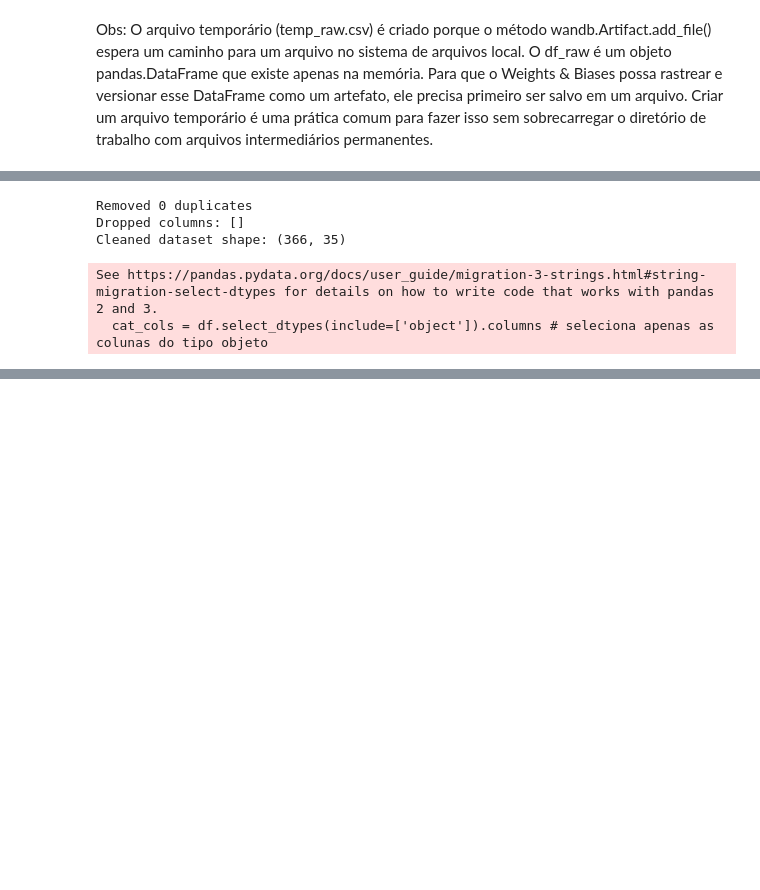
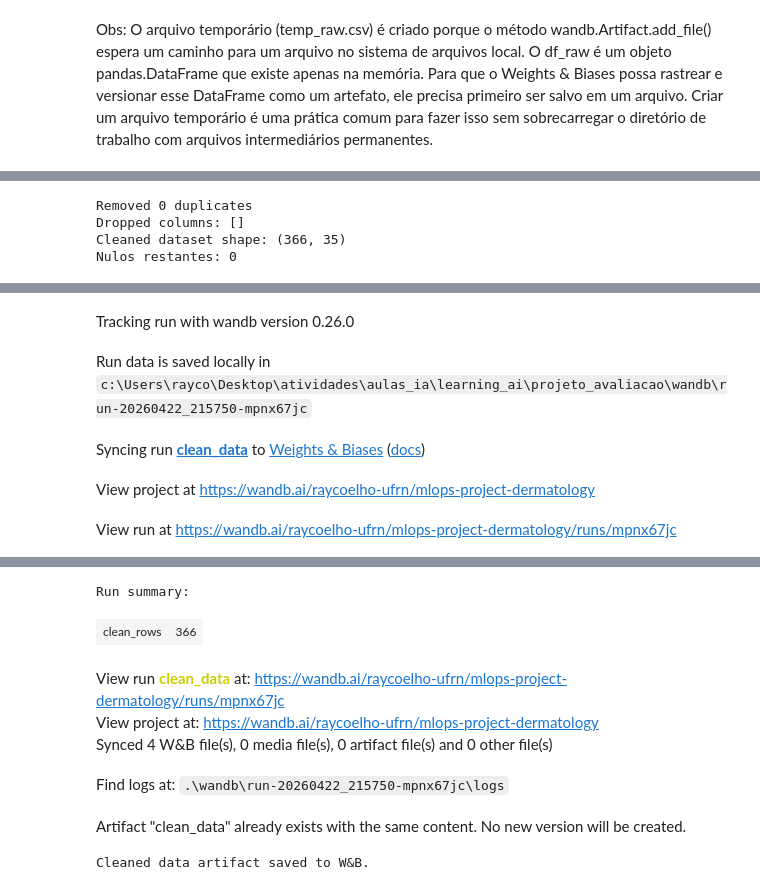
Before and after one commit to rayssacoelho/learning_ai, a Jupyter notebook: projeto_avaliacao/projeto.ipynb, the cells around one changed output, grey strips where cells are left out. Saved outputs shown, nothing was run; the diff lists cells and outputs as text; code cells hidden in the pictures; blank space fills up the shorter version.

```diff
--- a/projeto_avaliacao/projeto.ipynb
+++ b/projeto_avaliacao/projeto.ipynb
@@ -150,5 +187,9 @@ Obs: O arquivo temporário (temp_raw.csv) é criado porque o método wandb.Artif
 # %%
 # Remoção de duplicatas e tratamento de valores faltantes
+
+# CORREÇÃO ESSENCIAL: troca '?' por NaN antes de tudo
+df_raw['age'] = df_raw['age'].replace('?', np.nan)
+df_raw['age'] = pd.to_numeric(df_raw['age'])  # converte para número
 
 def remove_duplicates(df): # remove linhas duplicadas do dataframe
     before = len(df)        # salva número original de linhas
@@ -156,24 +197,38 @@ def remove_duplicates(df): # remove linhas duplicadas do dataframe
     print(f"Removed {before - len(df)} duplicates") # imprime quantas linhas foram removidas
     return df # retorna o dataframe sem duplicatas
 
-def handle_missing_values(df, strategy='mean', threshold=0.5): # trata valores faltantes
-    missing_frac = df.isnull().mean() # calcula a fração de valores faltantes por coluna
+def handle_missing_values(df, strategy='median', threshold=0.5): # trata valores faltantes
+    missing_frac = df.isnull().median() # calcula a fração de valores faltantes por coluna
     cols_to_drop = missing_frac[missing_frac > threshold].index.tolist() # identifica colunas com mais de 50% de valores faltantes
     df = df.drop(columns=cols_to_drop) # remove essas colunas do dataframe
     print(f"Dropped columns: {cols_to_drop}") # imprime quais colunas foram removidas
     numeric_cols = df.select_dtypes(include=[np.number]).columns # seleciona apenas as colunas numéricas
-    imputer = SimpleImputer(strategy=strategy) # cria um imputer para preencher os valores faltantes usando a estratégia escolhida (média, mediana, etc.)
+    imputer = SimpleImputer(strategy=strategy) # cria um imputer para preencher os valores faltantes usando a estratégia escolhida (mediana)
     df[numeric_cols] = imputer.fit_transform(df[numeric_cols]) # preenche os valores faltantes nas colunas numéricas usando a estratégia escolhida (média, mediana, etc.)
     cat_cols = df.select_dtypes(include=['object']).columns # seleciona apenas as colunas do tipo objeto
     df[cat_cols] = df[cat_cols].fillna('missing') # preenche os valores faltantes com 'missing'
     return df
+
 #executando
 df_clean = remove_duplicates(df_raw) # remove linhas duplicadas
-df_clean = handle_missing_values(df_clean, threshold=0.5) # trata valores faltantes
+df_clean = handle_missing_values(df_clean, strategy='median', threshold=0.5) # trata valores faltantes
 print(f"Cleaned dataset shape: {df_clean.shape}") # mostra o número de linhas e colunas do dataset limpo
+
+# confirma que não sobrou nulo
+print(f"Nulos restantes: {df_clean.isnull().sum().sum()}")
 # %% [output]
 Removed 0 duplicates
 Dropped columns: []
 Cleaned dataset shape: (366, 35)
+Nulos restantes: 0
-See https://pandas.pydata.org/docs/user_guide/migration-3-strings.html#string-migration-select-dtypes for details on how to write code that works with pandas 2 and 3.
-  cat_cols = df.select_dtypes(include=['object']).columns # seleciona apenas as colunas do tipo objeto
+# %%
+wandb.init(project="mlops-project-dermatology", job_type="clean_data", name="clean_data") #inicia um novo run no w&b
+artifact = wandb.Artifact("clean_data", type="dataset") # novo artifact para o dataset limpo
+temp_clean = "temp_clean.csv" # caminho temporário para salvar o CSV do dataframe limpo
+df_clean.to_csv(temp_clean, index=False) #salva o dataframe em um csv e impede que o indice seja salvo como coluna
+artifact.add_file(temp_clean) # adiciona o arquivo CSV do dataframe limpo ao artifact
+wandb.log_artifact(artifact) # faz o upload do artifact para o W&B
+wandb.summary["clean_rows"] = len(df_clean) # adiciona ao resumo do W&B o número de linhas do dataset limpo
+wandb.finish() # finaliza o run atual no W&B
+print("Cleaned data artifact saved to W&B.")
+# %% [output]
@@ -179,0 +236,5 @@ See https://pandas.pydata.org/docs/user_guide/migration-3-strings.html#string-mi
+Tracking run with wandb version 0.26.0
+Run data is saved locally in c:\Users\rayco\Desktop\atividades\aulas_ia\learning_ai\projeto_avaliacao\wandb\run-20260422_215750-mpnx67jc
+Syncing run clean_data to Weights & Biases (docs)
+View project at https://wandb.ai/raycoelho-ufrn/mlops-project-dermatology
+View run at https://wandb.ai/raycoelho-ufrn/mlops-project-dermatology/runs/mpnx67jc
@@ -179,0 +242,8 @@ See https://pandas.pydata.org/docs/user_guide/migration-3-strings.html#string-mi
+Run summary:
+| clean_rows | 366 |
+View run clean_data at: https://wandb.ai/raycoelho-ufrn/mlops-project-dermatology/runs/mpnx67jc
+View project at: https://wandb.ai/raycoelho-ufrn/mlops-project-dermatology
+Synced 4 W&B file(s), 0 media file(s), 0 artifact file(s) and 0 other file(s)
+Find logs at: .\wandb\run-20260422_215750-mpnx67jc\logs
+Artifact "clean_data" already exists with the same content. No new version will be created.
+Cleaned data artifact saved to W&B.
```
Also changed, not shown: parts of 11 cells of this notebook, 21 other files.
